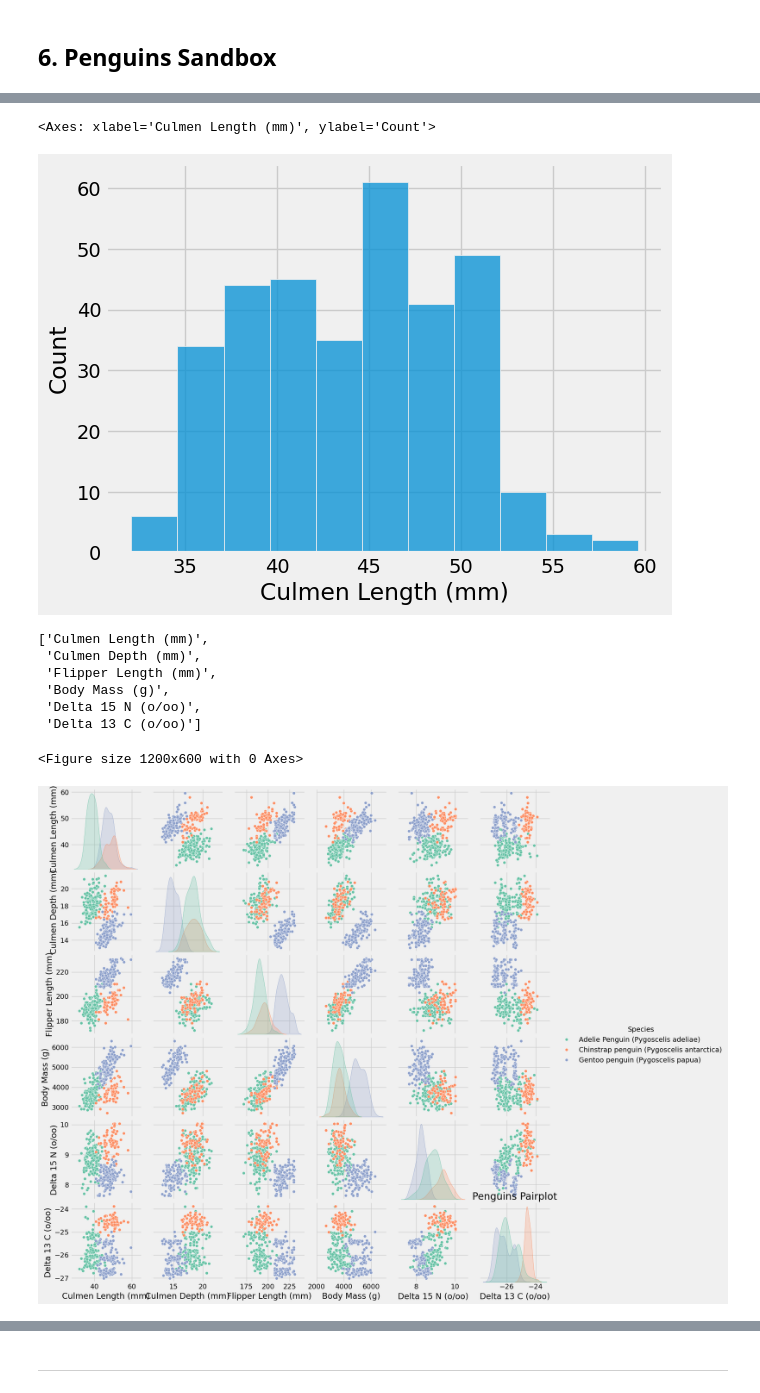
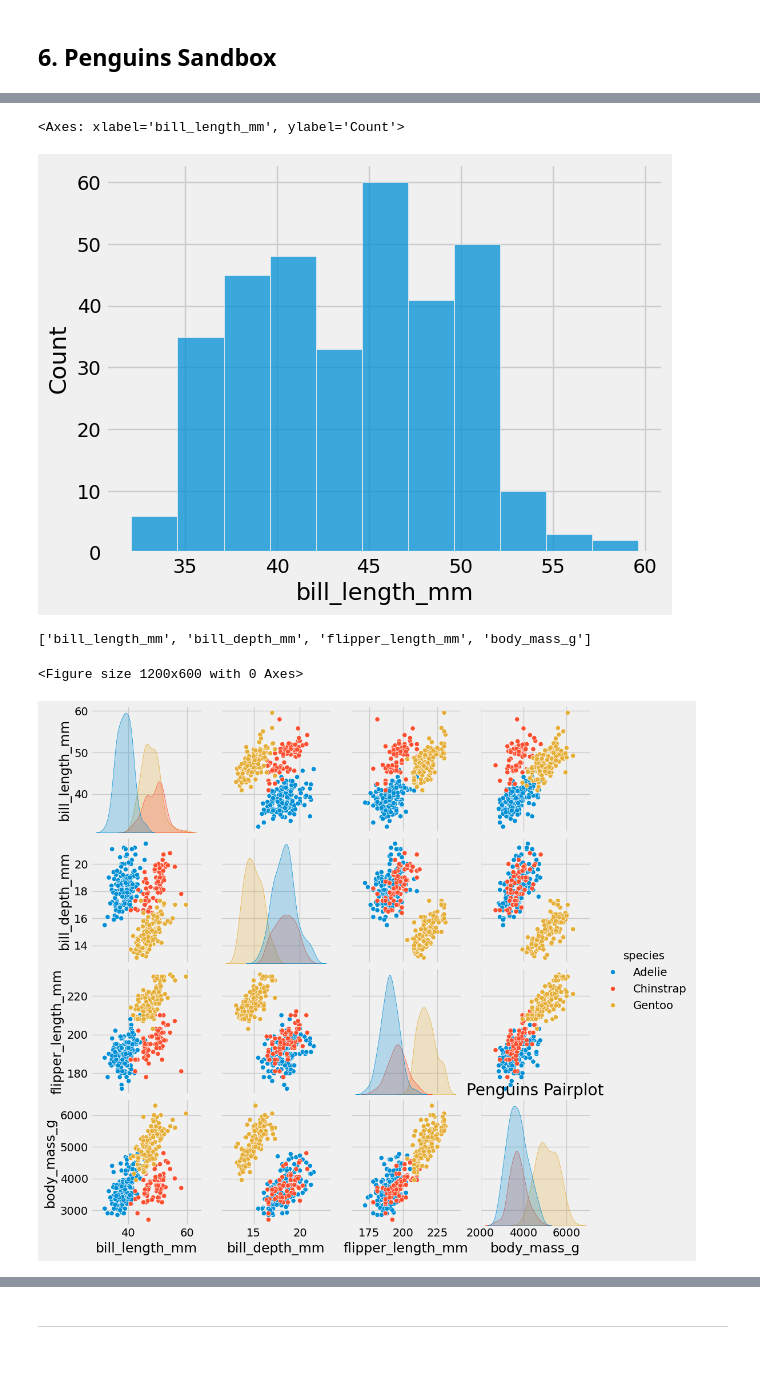
Before and after one commit to ds-modules/ecc-statistics, a Jupyter notebook: anova/anova.ipynb, the cells around one changed output, grey strips where cells are left out. Cells and saved outputs as stored; diff of their text form; code cells hidden in the pictures; blank space fills up the shorter version.

Commit message:
[rm] penguins.csv; [edit] sandobx

```diff
--- a/anova/anova.ipynb
+++ b/anova/anova.ipynb
@@ -347,6 +347,7 @@ Sanity Check - SciPy F-statistic: 215.65, p-value: 0.00000
 ## 6. Penguins Sandbox
 # %%
 # Load the dataset
-penguins = pd.read_csv("penguins.csv")
-penguins.head(5)
+penguins = sns.load_dataset("penguins")
+penguins = penguins.dropna()
+penguins.head(10)
 # %% [output]
@@ -359,6 +364,0 @@ penguins.head(5)
-# %%
-penguins = penguins.drop(columns=['studyName', 'Sample Number', 'Region', 'Island',
-                                  'Stage', 'Individual ID', 'Clutch Completion', 'Date Egg',
-                                  'Sex', 'Comments'])
-penguins = penguins.dropna()
-penguins.head()
@@ -372,27 +365,24 @@ penguins.head()
 # %%
-sns.histplot(data=penguins, x="Culmen Length (mm)")
+sns.histplot(data=penguins, x="bill_length_mm")
 # %% [output]
-<Axes: xlabel='Culmen Length (mm)', ylabel='Count'>
+<Axes: xlabel='bill_length_mm', ylabel='Count'>
-[figure, old version]
+[figure, new version]
 # %%
 quant = penguins.columns.to_list()
-quant.remove('Species')
+quant.remove('species')
+quant.remove('island')
+quant.remove('sex')
 quant
 # %% [output]
-['Culmen Length (mm)',
- 'Culmen Depth (mm)',
- 'Flipper Length (mm)',
- 'Body Mass (g)',
- 'Delta 15 N (o/oo)',
- 'Delta 13 C (o/oo)']
+['bill_length_mm', 'bill_depth_mm', 'flipper_length_mm', 'body_mass_g']
 # %%
 plt.figure(figsize=(12, 6))
-sns.pairplot(penguins, vars=quant, hue='Species', palette="Set2", diag_kind="kde")
+sns.pairplot(penguins, vars=quant, hue='species', diag_kind="kde")
 plt.xticks(rotation=45)
 plt.title("Penguins Pairplot")
 plt.show()
 # %% [output]
 <Figure size 1200x600 with 0 Axes>
-[figure, old version]
+[figure, new version]
 # %%
 plt.figure(figsize=(12, 6))
```
Also changed, not shown: parts of 4 cells of this notebook, 1 other file.
